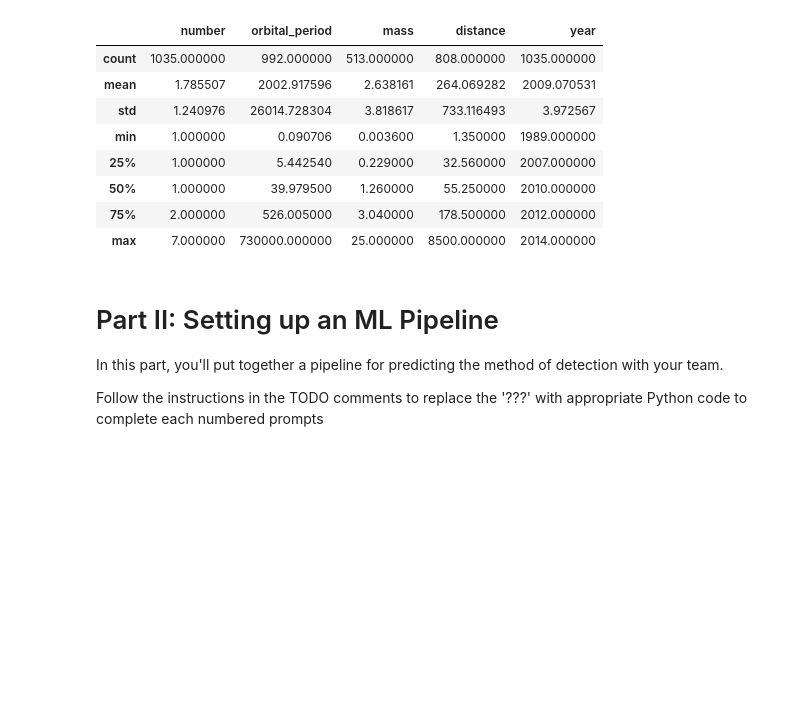
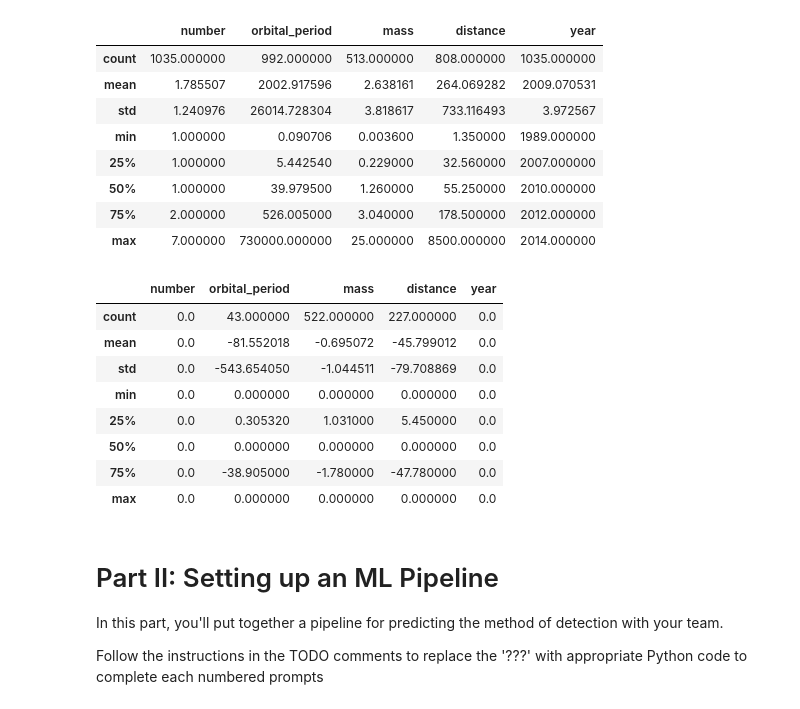
Before and after one commit to peter-callahan/vanderbilt, a Jupyter notebook: week3_class_exercise_ZHANG.ipynb, the cells around one changed output. Cells and saved outputs as stored; diff of their text form; code cells hidden in the pictures; blank space fills up the shorter version.

```diff
--- a/week3_class_exercise_ZHANG.ipynb
+++ b/week3_class_exercise_ZHANG.ipynb
@@ -266,6 +278,18 @@ planets.describe()
 | 50% | 1.000000 | 39.979500 | 1.260000 | 55.250000 | 2010.000000 |
 | 75% | 2.000000 | 526.005000 | 3.040000 | 178.500000 | 2012.000000 |
 | max | 7.000000 | 730000.000000 | 25.000000 | 8500.000000 | 2014.000000 |
+# %%
+planets_filled.describe() - planets.describe()
+# %% [output]
+|  | number | orbital_period | mass | distance | year |
+| count | 0.0 | 43.000000 | 522.000000 | 227.000000 | 0.0 |
+| mean | 0.0 | -81.552018 | -0.695072 | -45.799012 | 0.0 |
+| std | 0.0 | -543.654050 | -1.044511 | -79.708869 | 0.0 |
+| min | 0.0 | 0.000000 | 0.000000 | 0.000000 | 0.0 |
+| 25% | 0.0 | 0.305320 | 1.031000 | 5.450000 | 0.0 |
+| 50% | 0.0 | 0.000000 | 0.000000 | 0.000000 | 0.0 |
+| 75% | 0.0 | -38.905000 | -1.780000 | -47.780000 | 0.0 |
+| max | 0.0 | 0.000000 | 0.000000 | 0.000000 | 0.0 |
 # %% [markdown]
 # Part II: Setting up an ML Pipeline
 
```
Also changed, not shown: parts of 24 cells of this notebook.
